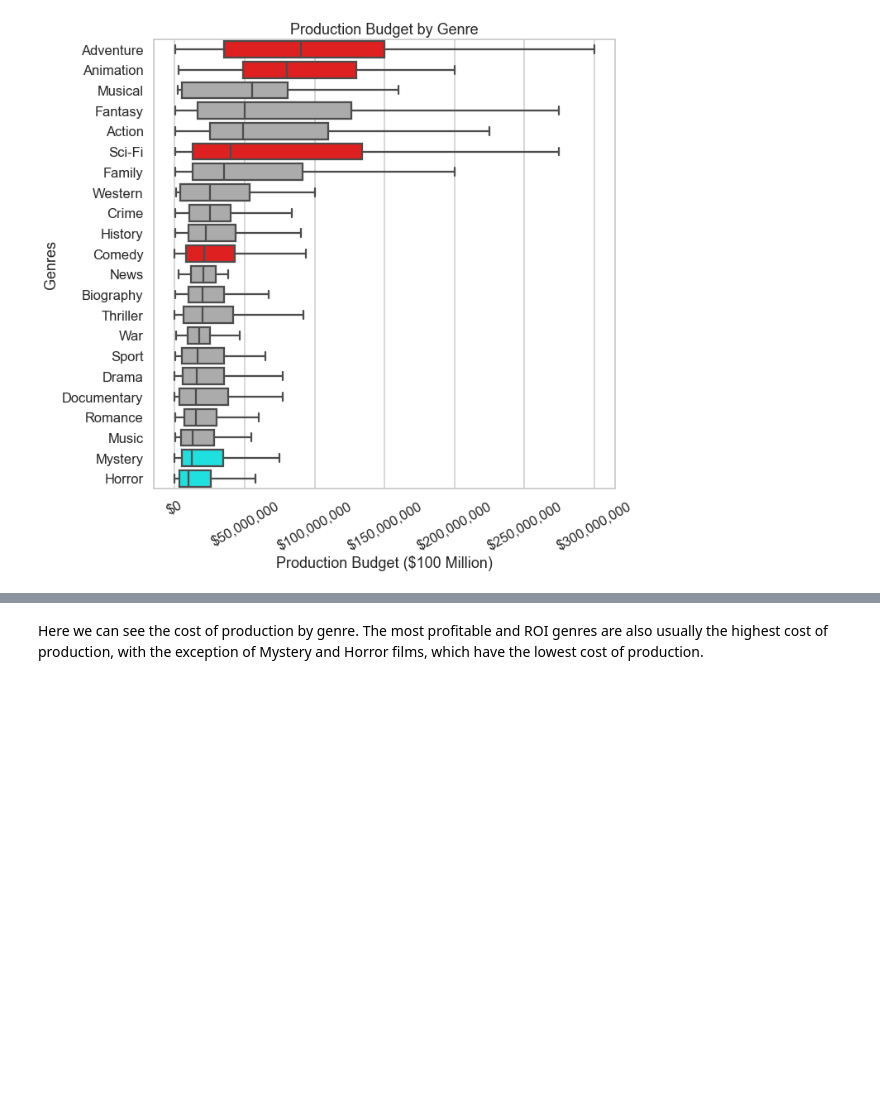
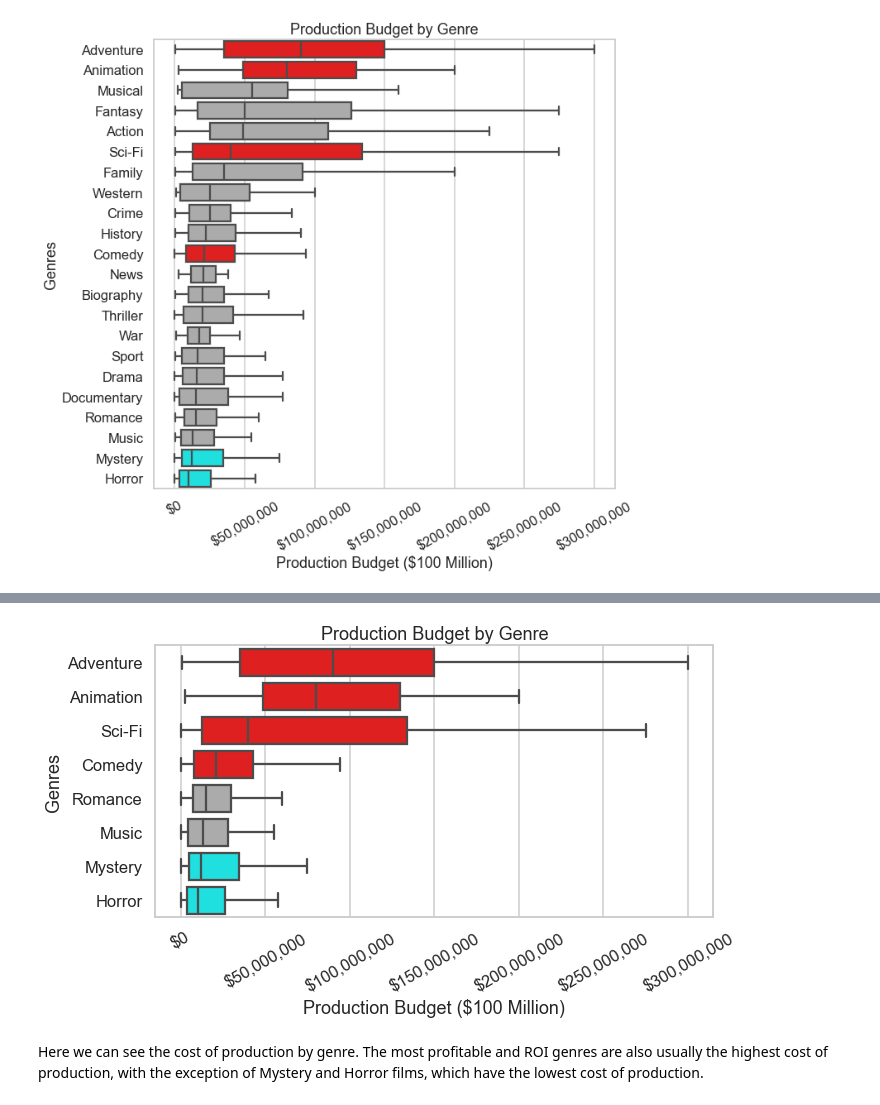
Before and after one commit to gzedwards/Movie-Project-Analysis, a Jupyter notebook: micro-movie-project.ipynb, the cells around one changed output, grey strips where cells are left out. Drawn from its saved outputs; the diff is of its cells as text; code cells hidden in the pictures; blank space fills up the shorter version.

```diff
--- a/micro-movie-project.ipynb
+++ b/micro-movie-project.ipynb
@@ -438,3 +478,13 @@ plt.xticks(rotation=30);
+# %%
+TopGenreBudget = sns.boxplot(x='production_budget', y='genres', data=topGenres,
+                          showfliers= False, order=sort2('production_budget'), palette=colorset)
+TopGenreBudget.set_title('Production Budget by Genre')
+TopGenreBudget.set_ylabel('Genres')
+TopGenreBudget.set_xlabel('Production Budget ($100 Million)')
+TopGenreBudget.xaxis.set_major_formatter(tick)
+plt.xticks(rotation=30);
+# %% [output]
+[figure, added]
 # %% [markdown]
 Here we can see the cost of production by genre. The most profitable and ROI genres are also usually the highest cost of production, with the exception of Mystery and Horror films, which have the lowest cost of production.
 # %% [markdown]
```
Also changed, not shown: parts of 10 cells of this notebook, 1 other file.
